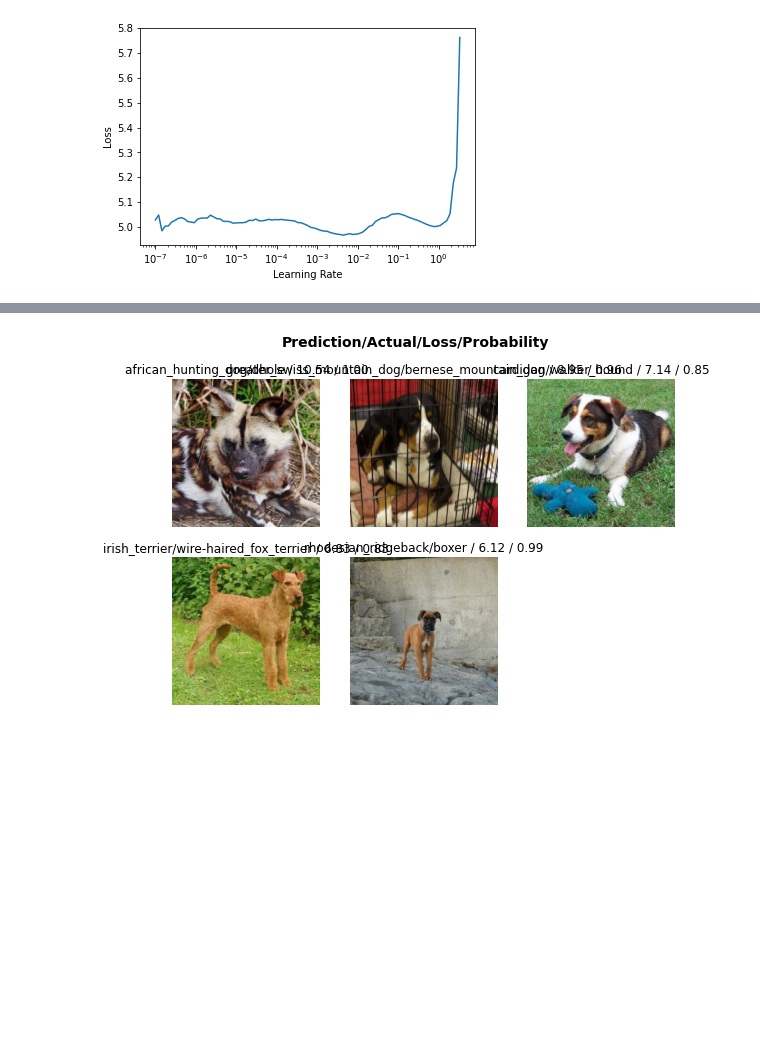
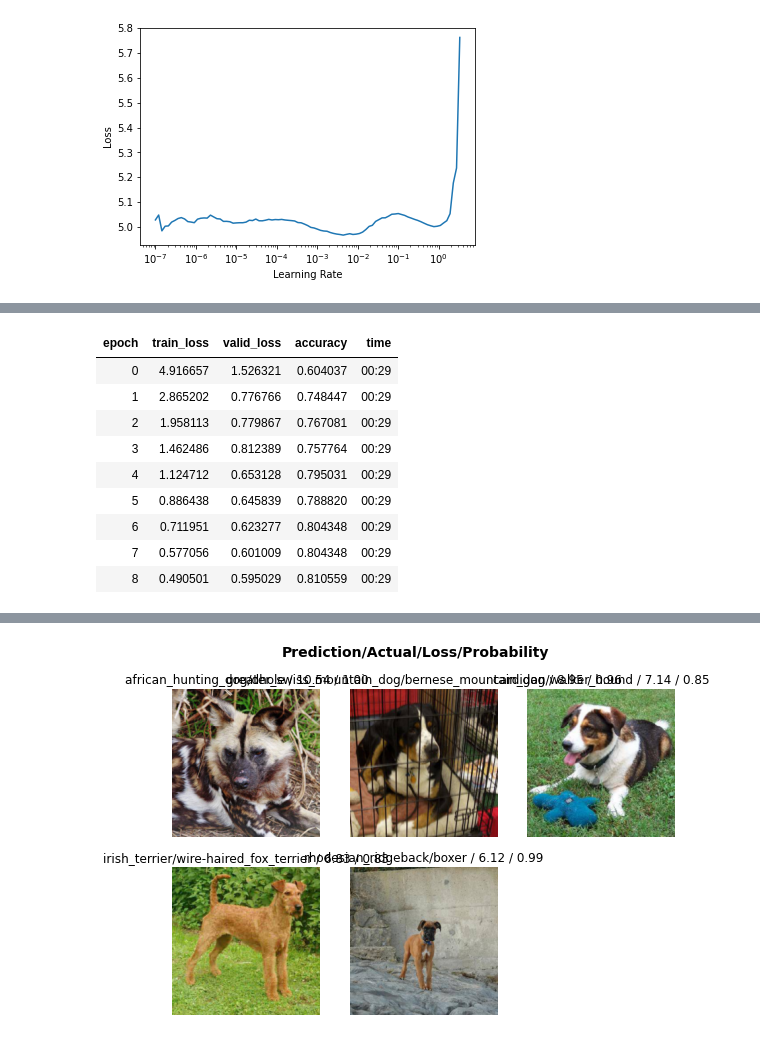
Before and after one commit to george-kan/fastai, a Jupyter notebook: Doggies.ipynb, the cells around one changed output, grey strips where cells are left out. Drawn from its saved outputs; the diff is of its cells as text; code cells hidden in the pictures; blank space fills up the shorter version.

```diff
--- a/Doggies.ipynb
+++ b/Doggies.ipynb
@@ -320,0 +348,23 @@ SuggestedLRs(lr_min=0.00043651582673192023, lr_steep=3.981071586167673e-06)
+# %%
+#Eightth try Switching the transformations and train with step and unfreeze
+dogs = DataBlock(blocks = (ImageBlock, CategoryBlock),
+                get_items = get_image_files,
+                splitter = RandomSplitter(valid_pct=0.2, seed = 42),
+                get_y = label_func,
+                item_tfms = Resize(460),
+                batch_tfms = aug_transforms(size=224, min_scale=0.75, mult = 2))
+
+dls = dogs.dataloaders(path, bs = 120)
+learn = cnn_learner(dls, resnet50, metrics=accuracy).to_fp16()
+learn.fit_one_cycle(9, 3e-3)
+# %% [output]
+| epoch | train_loss | valid_loss | accuracy | time |
+| 0 | 4.916657 | 1.526321 | 0.604037 | 00:29 |
+| 1 | 2.865202 | 0.776766 | 0.748447 | 00:29 |
+| 2 | 1.958113 | 0.779867 | 0.767081 | 00:29 |
+| 3 | 1.462486 | 0.812389 | 0.757764 | 00:29 |
+| 4 | 1.124712 | 0.653128 | 0.795031 | 00:29 |
+| 5 | 0.886438 | 0.645839 | 0.788820 | 00:29 |
+| 6 | 0.711951 | 0.623277 | 0.804348 | 00:29 |
+| 7 | 0.577056 | 0.601009 | 0.804348 | 00:29 |
+| 8 | 0.490501 | 0.595029 | 0.810559 | 00:29 |
```
Also changed, not shown: parts of 6 cells of this notebook.
